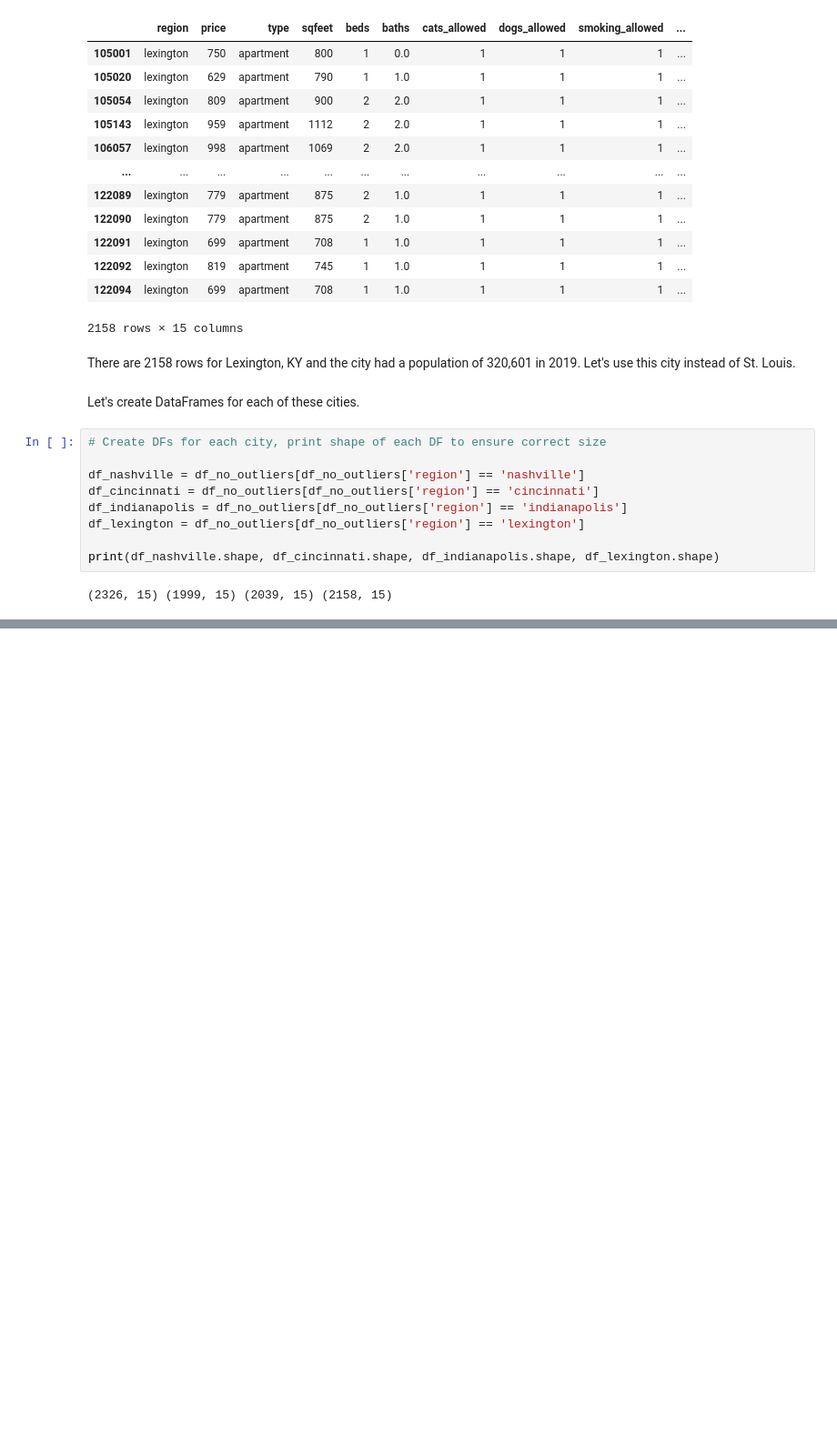
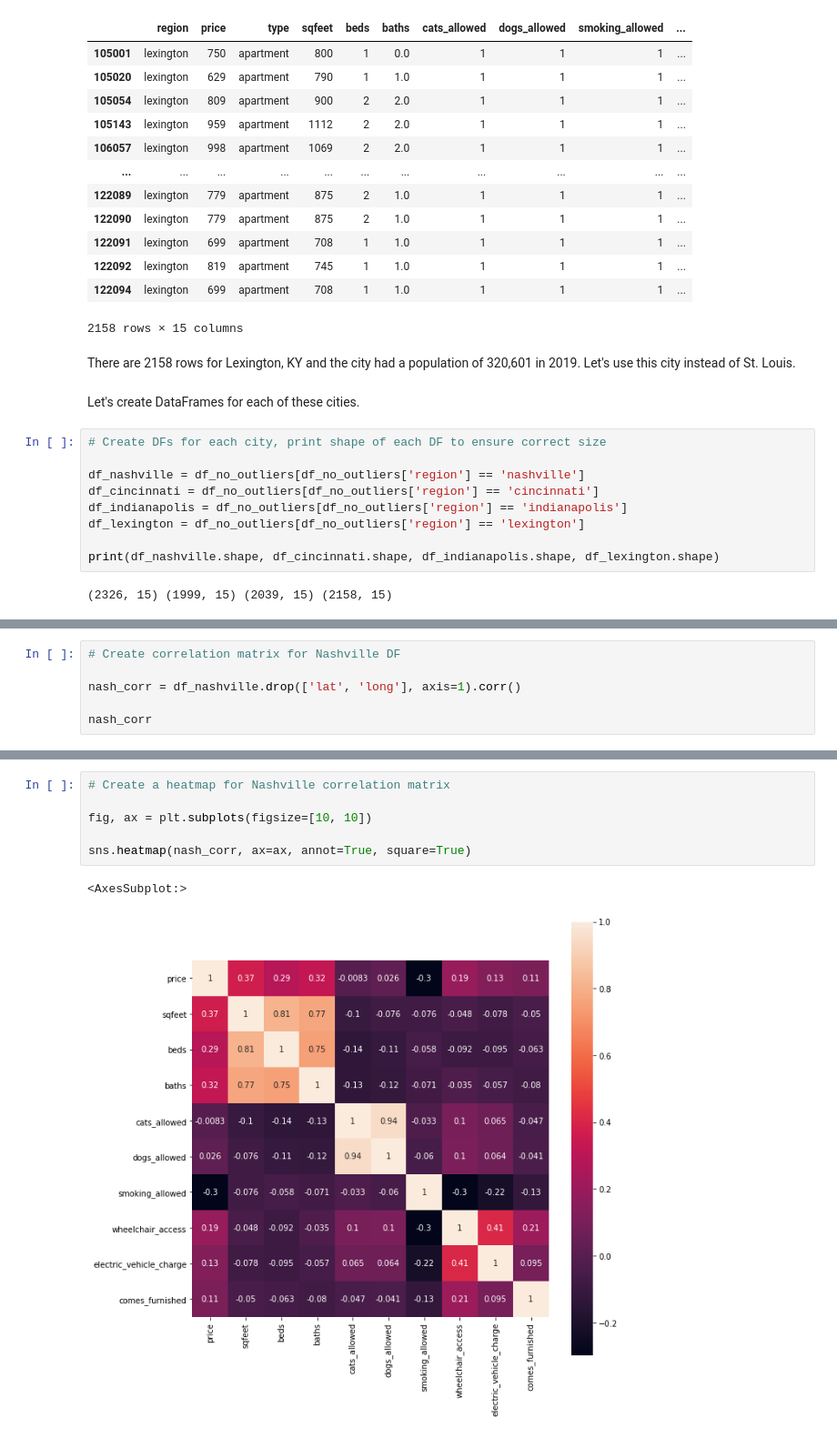
Before and after one commit to moferg/usa-housing-analysis, a Jupyter notebook: usa_housing_analysis.ipynb, the cells around one changed output, grey strips where cells are left out. Shown at 91% size. Cells and saved outputs as stored; diff of their text form; blank space fills up the shorter version.

Commit message:
added corr matrices and heatmaps for the four comparison cities

```diff
--- a/usa_housing_analysis.ipynb
+++ b/usa_housing_analysis.ipynb
@@ -676,0 +695,6 @@ print(df_nashville.shape, df_cincinnati.shape, df_indianapolis.shape, df_lexingt
+# %%
+# Create correlation matrix for Nashville DF
+
+nash_corr = df_nashville.drop(['lat', 'long'], axis=1).corr()
+
+nash_corr
@@ -676,0 +713,9 @@ print(df_nashville.shape, df_cincinnati.shape, df_indianapolis.shape, df_lexingt
+# %%
+# Create a heatmap for Nashville correlation matrix
+
+fig, ax = plt.subplots(figsize=[10, 10])
+
+sns.heatmap(nash_corr, ax=ax, annot=True, square=True)
+# %% [output]
+<AxesSubplot:>
+[figure, added]
```
Also changed, not shown: parts of 11 cells of this notebook.
